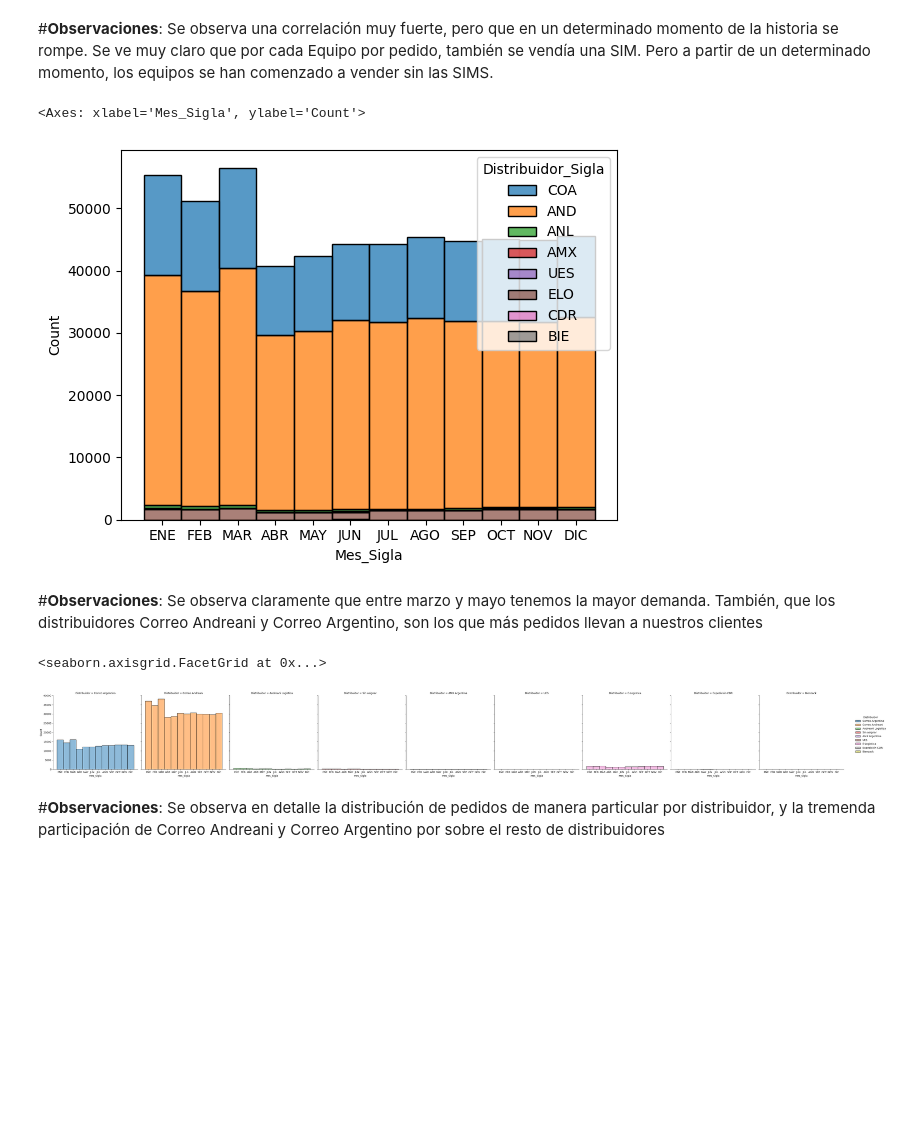
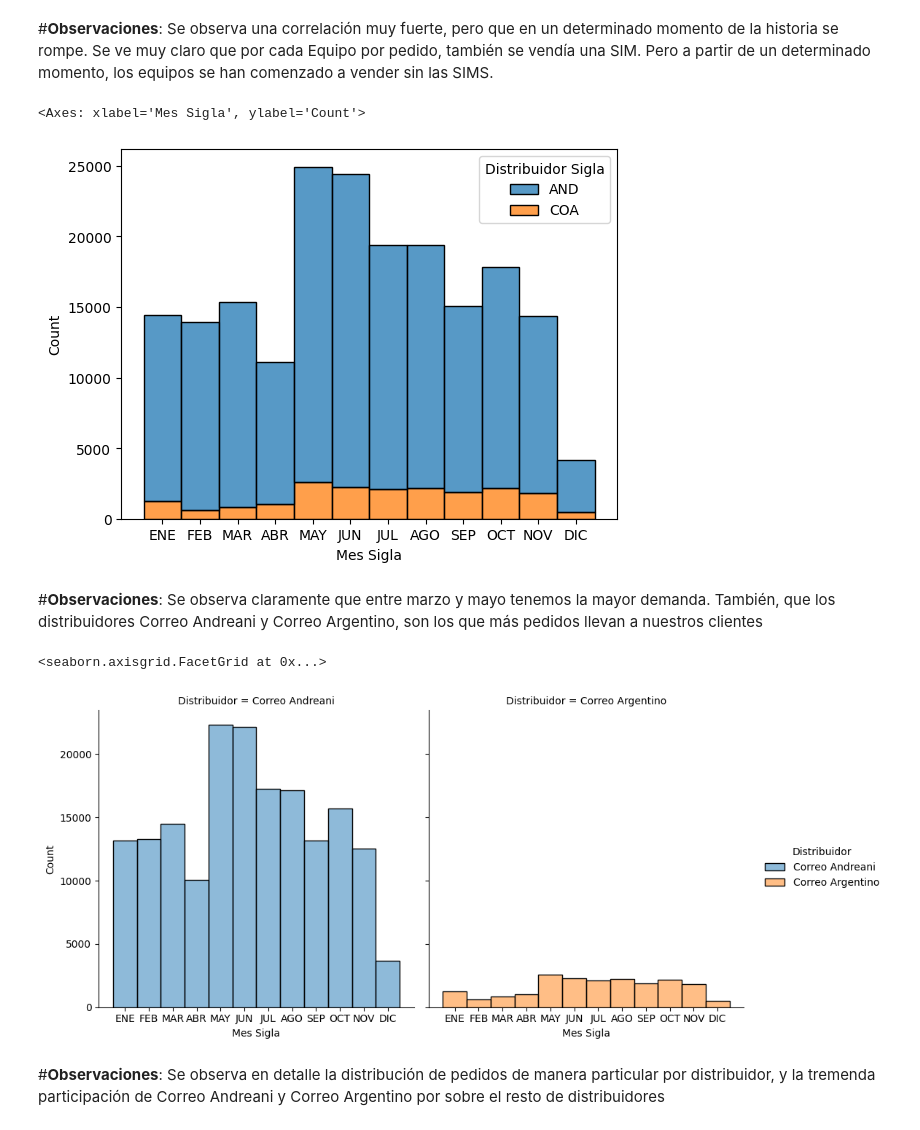
Before and after one commit to Leonardo-rodcas/Proyecto-DS-61190-E-Commerce, a Jupyter notebook: ProyectoDS_Rodriguez_Castillo_Leonardo.ipynb, the cells around one changed output. Drawn from its saved outputs; the diff is of its cells as text; code cells hidden in the pictures; blank space fills up the shorter version.

```diff
--- a/ProyectoDS_Rodriguez_Castillo_Leonardo.ipynb
+++ b/ProyectoDS_Rodriguez_Castillo_Leonardo.ipynb
@@ -593,19 +577,19 @@ Se observa una correlación muy fuerte, pero que en un determinado momento de la
 Se ve muy claro que por cada Equipo por pedido, también se vendía una SIM. Pero a partir de un determinado momento, los equipos se han comenzado a vender sin las SIMS.
 # %%
 # Gráfico Histograma Apilado
-sns.histplot(data=df_pedidos, x="Mes_Sigla", hue="Distribuidor_Sigla", multiple="stack")
+sns.histplot(data=df, x="Mes Sigla", hue="Distribuidor Sigla", multiple="stack")
 # %% [output]
-<Axes: xlabel='Mes_Sigla', ylabel='Count'>
+<Axes: xlabel='Mes Sigla', ylabel='Count'>
-[figure, old version]
+[figure, new version]
 # %% [markdown]
 #**Observaciones**:
 Se observa claramente que entre marzo y mayo tenemos la mayor demanda. También, que los distribuidores Correo Andreani y Correo Argentino, son los que más pedidos llevan a nuestros clientes
 # %%
 # Histograma por Segmentación
-sns.displot(data=df_pedidos, x="Mes_Sigla", hue="Distribuidor", col="Distribuidor")
+sns.displot(data=df, x="Mes Sigla", hue="Distribuidor", col="Distribuidor")
 # %% [output]
 <seaborn.axisgrid.FacetGrid at 0x...>
-[figure, old version]
+[figure, new version]
 # %% [markdown]
 #**Observaciones**:
 Se observa en detalle la distribución de pedidos de manera particular por distribuidor, y la tremenda participación de Correo Andreani y Correo Argentino por sobre el resto de distribuidores
```
Also changed, not shown: parts of 3 cells of this notebook.
